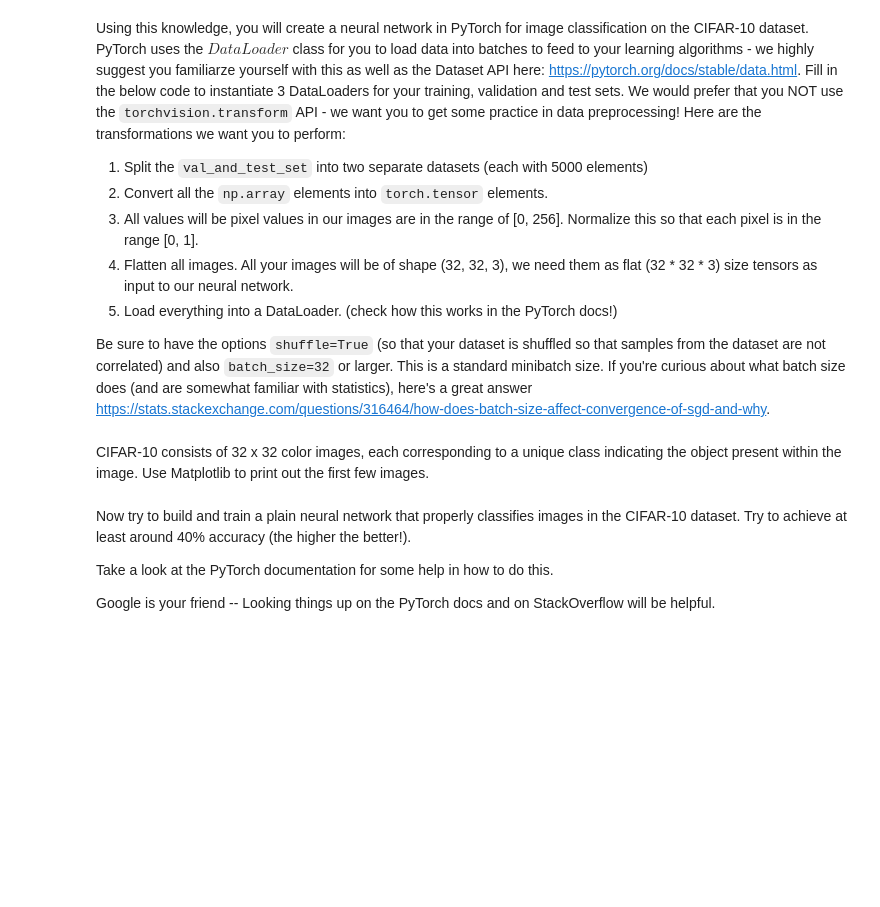
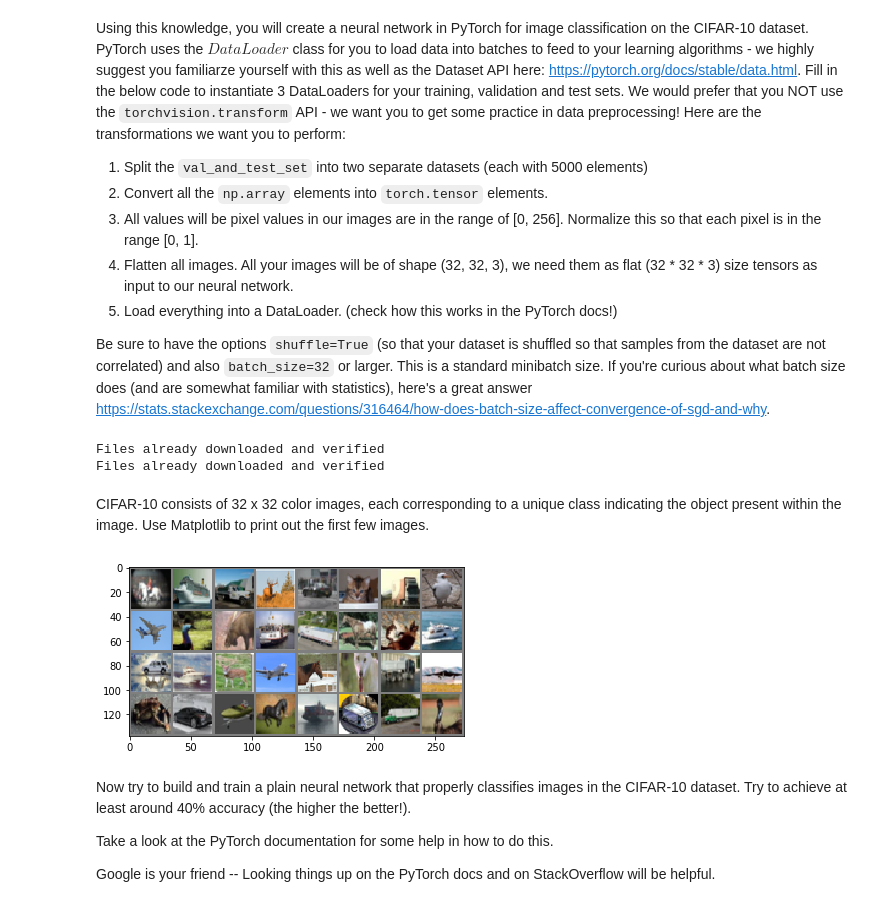
Before and after one commit to McGillAISociety/mais-bootcamp-w2019, a Jupyter notebook: Assignment3/assignment3.ipynb, the cells around one changed output. Saved outputs shown, nothing was run; the diff lists cells and outputs as text; code cells hidden in the pictures; blank space fills up the shorter version.

```diff
--- a/Assignment3/assignment3.ipynb
+++ b/Assignment3/assignment3.ipynb
@@ -241,2 +317,43 @@ classes = ('plane', 'car', 'bird', 'cat', 'deer', 'dog', 'frog', 'horse', 'ship'
+# %%
+"""trainset = torchvision.datasets.CIFAR10(root='./data', train=True, download=True)
+val_and_test_set = torchvision.datasets.CIFAR10(root='./data', train=False, download=True)
+
+num_val_and_test = len(val_and_test_set)
+indices = list(range(num_val_and_test)) # [0, 1, 2 .... 10000]
+split = 5000
+valset, testset = indices[split:], indices[:split]
+
+
+#def toTensor([img, integer]):
+
+### HAVING TROUBLE PREPROCESSING THE DATA -- CONVERTING ALL ARRAY ELEMENTS TO TORCH TENSORS
+
+tens = torchvision.transforms.functional.to_tensor(trainset[0][0])
+print(tens)
+"""
+
+## FINISHED WITH INSPIRATION FROM PYTORCH TUTORIAL
+
+### ALTERNATIVE SOLUTION USING torchvision.transform
+transform = torchvision.transforms.Compose([torchvision.transforms.ToTensor(),
+                                            torchvision.transforms.Normalize((0.5, 0.5, 0.5), (0.5, 0.5, 0.5))])
+trainset = torchvision.datasets.CIFAR10(root='./data', train=True, download=True, transform=transform)
+val_and_test_set = torchvision.datasets.CIFAR10(root='./data', train=False, download=True, transform=transform)
+
+num_val_and_test = len(val_and_test_set)
+indices = list(range(num_val_and_test)) # [0, 1, 2 .... 10000]
+split = 5000
+valset, testset = indices[split:], indices[:split]
+
+trainloader = torch.utils.data.DataLoader(trainset, batch_size=32, shuffle=True, num_workers=2)
+valloader = torch.utils.data.DataLoader(valset, batch_size=32, shuffle=True, num_workers=2)
+testloader = torch.utils.data.DataLoader(val_and_test_set, batch_size=32, shuffle=True, num_workers=2)
+# for some reason the testset data doesnt work with my algorightm therefore I'm inputting the original
+# val_and_test_set
+
+classes = ('plane', 'car', 'bird', 'cat', 'deer', 'dog', 'frog', 'horse', 'ship', 'truck')
+# %% [output]
+Files already downloaded and verified
+Files already downloaded and verified
 # %% [markdown]
 CIFAR-10 consists of 32 x 32 color images, each corresponding to a unique class indicating the object present within the image. Use Matplotlib to print out the first few images.
@@ -245,3 +360,20 @@ CIFAR-10 consists of 32 x 32 color images, each corresponding to a unique class
+# %%
+# shows and unnormalized image
+def imshow(img):
+    img = img / 2 + 0.5
+    npimg = img.numpy()
+    plt.imshow(np.transpose(npimg, (1, 2, 0)))
+    plt.show()
+
+
+# get some the first few images from the trainset
+dataiter = iter(trainloader)
+images, labels = dataiter.next()
+
+# show images
+imshow(torchvision.utils.make_grid(images))
+# %% [output]
+[figure, added]
 # %% [markdown]
 Now try to build and train a plain neural network that properly classifies images in the CIFAR-10 dataset. Try to achieve at least around 40% accuracy (the higher the better!).
 
```
Also changed, not shown: parts of 20 cells of this notebook, 1 other file.
